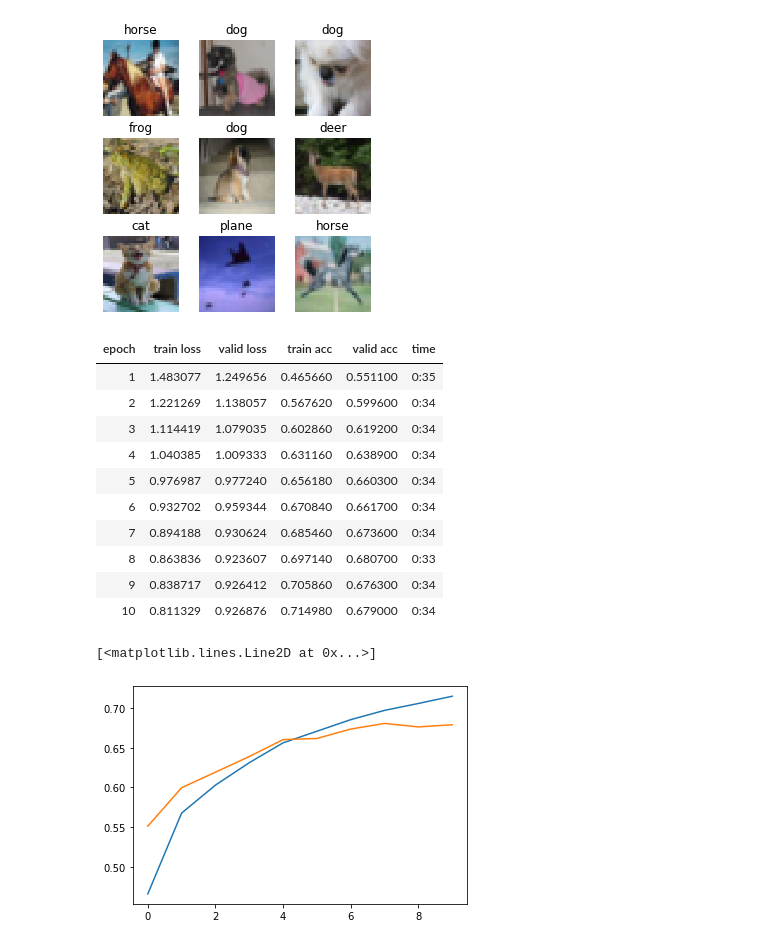
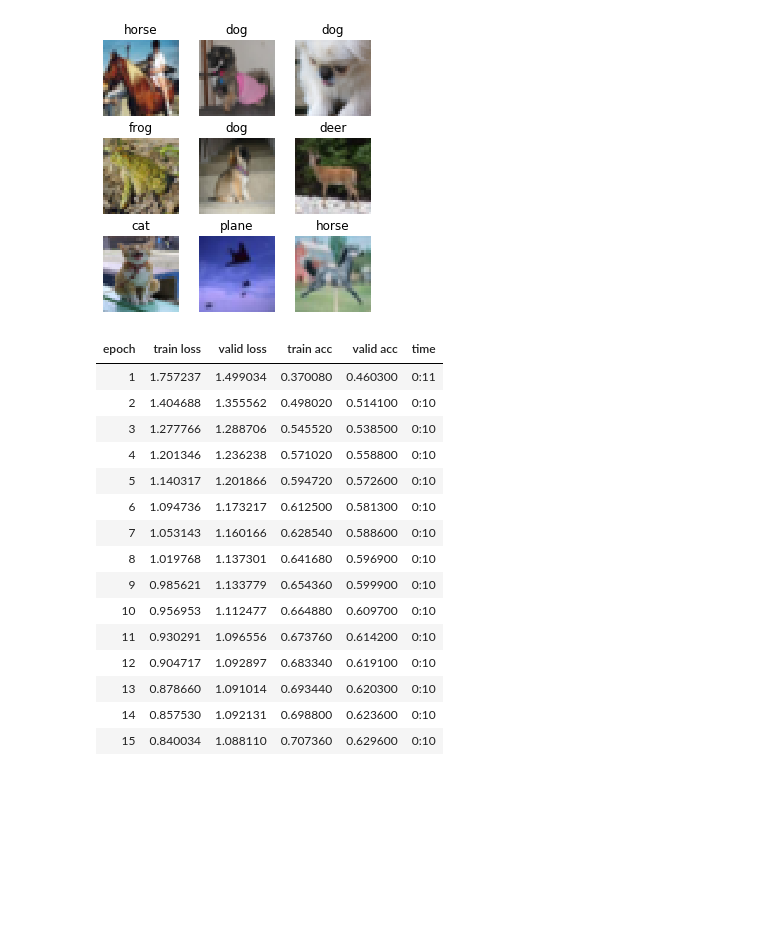
Before and after one commit to susuky/python_pratice, a Jupyter notebook: pytorch_basic_train_process.ipynb, the cells around one changed output. Drawn from its saved outputs; the diff is of its cells as text; code cells hidden in the pictures; blank space fills up the shorter version.

```diff
--- a/pytorch_basic_train_process.ipynb
+++ b/pytorch_basic_train_process.ipynb
@@ -20,3 +20,6 @@ torch.__version__, fastprogress.__version__
+# %%
+epochs = 15
+bs = 256
 # %%
 transform = transforms.Compose([
     transforms.ToTensor(),
@@ -30,7 +33,7 @@ trainset = torchvision.datasets.CIFAR10(root='./data',
                                         transform=transform)
 # trainset.data = trainset.data[:1500]
 trn_loader = torch.utils.data.DataLoader(trainset,
-                                          batch_size=32,
+                                          batch_size=bs,
                                           shuffle=True,
                                           num_workers=0)
 
@@ -40,7 +43,7 @@ testset = torchvision.datasets.CIFAR10(root='./data',
                                        transform=transform)
 # testset.data = testset.data[:1500]
 val_loader = torch.utils.data.DataLoader(testset,
-                                         batch_size=32,
+                                         batch_size=bs,
                                          shuffle=False,
                                          num_workers=0)
 
@@ -114,7 +117,7 @@ net = Net().to(device)
 # %%
 # Define a Loss function and optimizer
 criterion = nn.CrossEntropyLoss()
-optimizer = optim.Adam(net.parameters(), lr=1e-3)
+optimizer = optim.Adam(net.parameters(), lr=3e-4)
 # %%
 def train_one_epoch():
     net.train()
@@ -135,7 +138,7 @@ def train_one_epoch():
         optimizer.step()
 
         # loss
-        losses.append(loss.item())
+        history['losses'].append(loss.item())
         running_loss += loss.item() * len(imgs)
 
         # acc
@@ -177,57 +180,55 @@ def evaluate_one_epoch():
     return running_loss / len(testset), acc / len(testset)
 # %%
 # main
-epochs = 10
-
-trn_losses = []
-val_losses = []
-losses = []
-
-trn_accs = []
-val_accs = []
+history = {
+    'losses': [],
+    'trn_losses': [],
+    'trn_accs': [],
+    'val_losses': [],
+    'val_accs': [],
+}
 
 mb = master_bar(range(epochs))
 mb.write(
     ('epoch', 'train loss', 'valid loss', 'train acc', 'valid acc', 'time'),
     table=True)
 for epoch in mb:
 
     # train
     start_time = time.time()
     trn_loss, trn_acc = train_one_epoch()
     # record
-    trn_losses.append(trn_loss)
-    trn_accs.append(trn_acc)
+    history['trn_losses'].append(trn_loss)
+    history['trn_accs'].append(trn_acc)
 
     # evaluate
     val_loss, val_acc = evaluate_one_epoch()
     # record
-    val_losses.append(val_loss)
-    val_accs.append(val_acc)
+    history['val_losses'].append(val_loss)
+    history['val_accs'].append(val_acc)
 
     # calculate time
     end_time = time.time()
     m, s = divmod(end_time - start_time, 60)
 
     # print
     mb.write((f'{epoch+1}', f'{trn_loss:.6f}', f'{val_loss: .6f}',
               f'{trn_acc:.6f}', f'{val_acc:.6f}', f'{m:.0f}:{s:.0f}'),
              table=True)
 # %% [output]
 | epoch | train loss | valid loss | train acc | valid acc | time |
-| 1 | 1.483077 | 1.249656 | 0.465660 | 0.551100 | 0:35 |
-| 2 | 1.221269 | 1.138057 | 0.567620 | 0.599600 | 0:34 |
-| 3 | 1.114419 | 1.079035 | 0.602860 | 0.619200 | 0:34 |
-| 4 | 1.040385 | 1.009333 | 0.631160 | 0.638900 | 0:34 |
-| 5 | 0.976987 | 0.977240 | 0.656180 | 0.660300 | 0:34 |
-| 6 | 0.932702 | 0.959344 | 0.670840 | 0.661700 | 0:34 |
-| 7 | 0.894188 | 0.930624 | 0.685460 | 0.673600 | 0:34 |
-| 8 | 0.863836 | 0.923607 | 0.697140 | 0.680700 | 0:33 |
-| 9 | 0.838717 | 0.926412 | 0.705860 | 0.676300 | 0:34 |
-| 10 | 0.811329 | 0.926876 | 0.714980 | 0.679000 | 0:34 |
+| 1 | 1.757237 | 1.499034 | 0.370080 | 0.460300 | 0:11 |
+| 2 | 1.404688 | 1.355562 | 0.498020 | 0.514100 | 0:10 |
+| 3 | 1.277766 | 1.288706 | 0.545520 | 0.538500 | 0:10 |
+| 4 | 1.201346 | 1.236238 | 0.571020 | 0.558800 | 0:10 |
+| 5 | 1.140317 | 1.201866 | 0.594720 | 0.572600 | 0:10 |
+| 6 | 1.094736 | 1.173217 | 0.612500 | 0.581300 | 0:10 |
+| 7 | 1.053143 | 1.160166 | 0.628540 | 0.588600 | 0:10 |
+| 8 | 1.019768 | 1.137301 | 0.641680 | 0.596900 | 0:10 |
+| 9 | 0.985621 | 1.133779 | 0.654360 | 0.599900 | 0:10 |
+| 10 | 0.956953 | 1.112477 | 0.664880 | 0.609700 | 0:10 |
+| 11 | 0.930291 | 1.096556 | 0.673760 | 0.614200 | 0:10 |
+| 12 | 0.904717 | 1.092897 | 0.683340 | 0.619100 | 0:10 |
+| 13 | 0.878660 | 1.091014 | 0.693440 | 0.620300 | 0:10 |
+| 14 | 0.857530 | 1.092131 | 0.698800 | 0.623600 | 0:10 |
+| 15 | 0.840034 | 1.088110 | 0.707360 | 0.629600 | 0:10 |
-# %%
-plt.plot(trn_accs)
-plt.plot(val_accs)
-# %% [output]
-[<matplotlib.lines.Line2D at 0x...>]
-[figure, removed]
```
Also changed, not shown: parts of 7 cells of this notebook.
